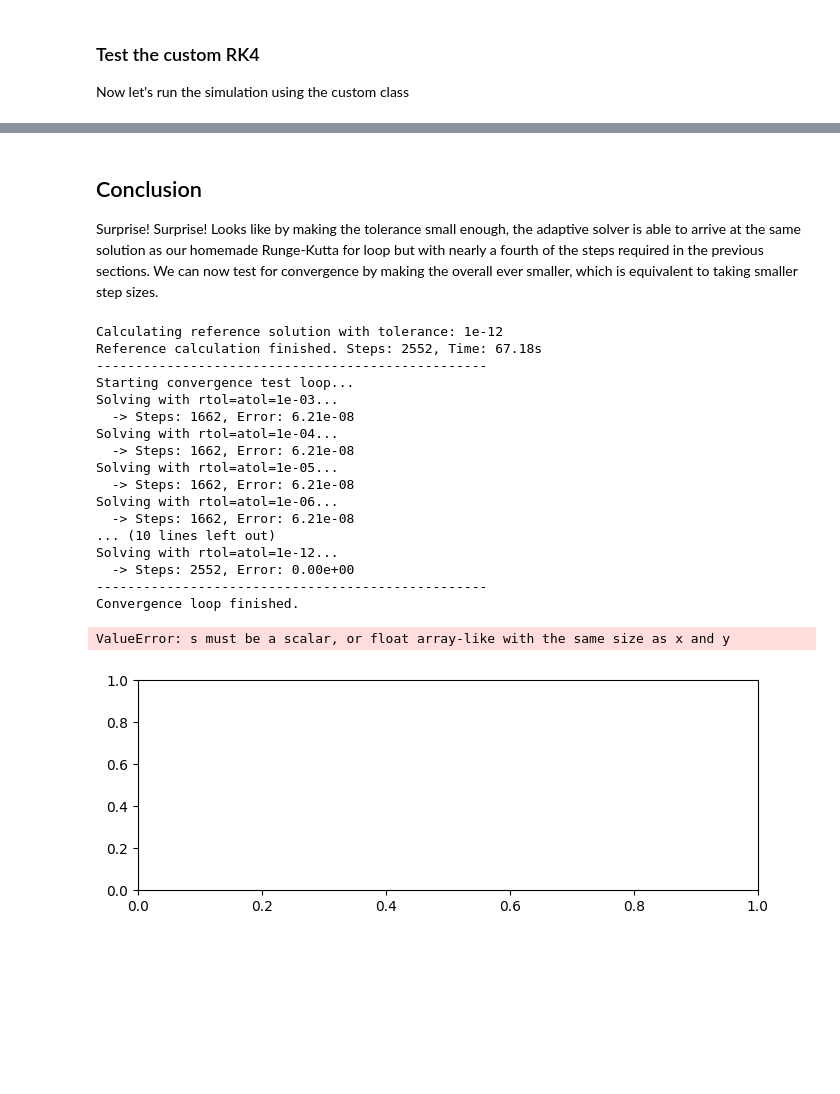
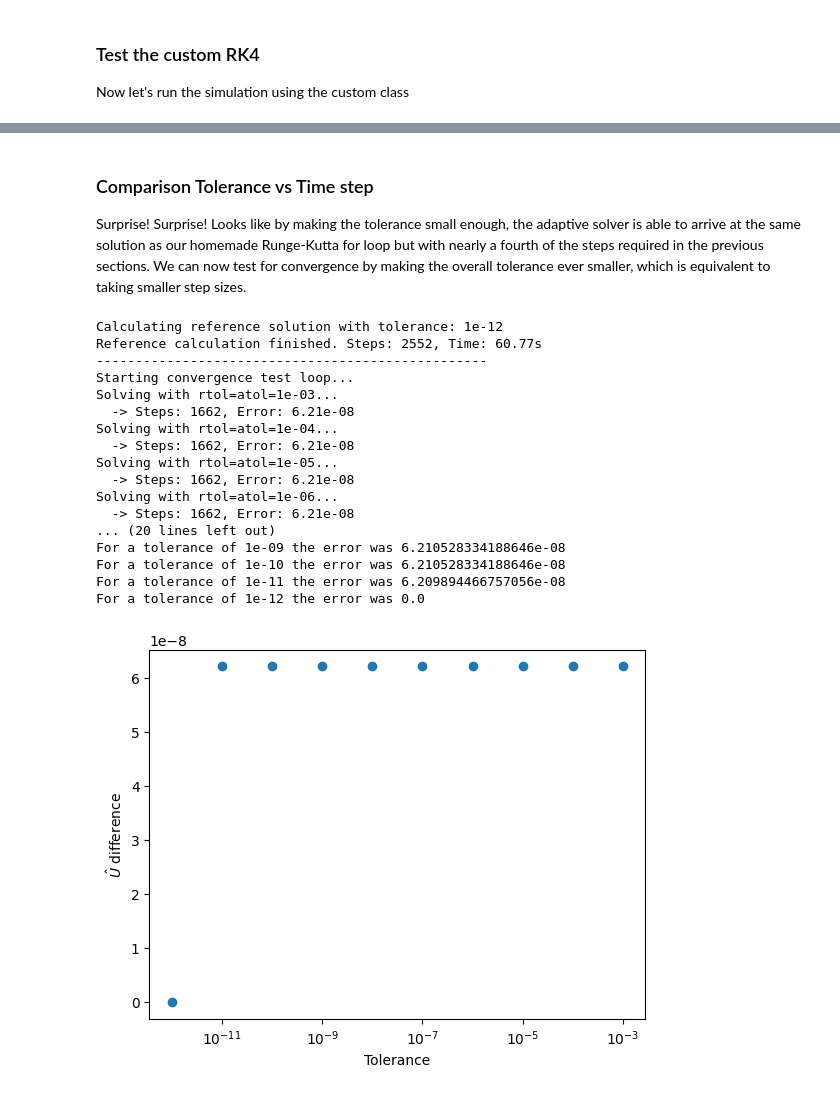
Before and after one commit to GonReina/QLearn, a Jupyter notebook: ODEs/solver_battle.ipynb, the cells around one changed output, grey strips where cells are left out. Drawn from its saved outputs; the diff is of its cells as text; code cells hidden in the pictures; blank space fills up the shorter version.

```diff
--- a/ODEs/solver_battle.ipynb
+++ b/ODEs/solver_battle.ipynb
@@ -675,11 +675,9 @@ Total ODE solver time: 12.58 seconds
 [figure]
 # %% [markdown]
-## Conclusion
-Surprise! Surprise! Looks like by making the tolerance small enough, the adaptive solver is able to arrive at the same solution as our homemade Runge-Kutta for loop but with nearly a fourth of the steps required in the previous sections. We can now test for convergence by making the overall ever smaller, which is equivalent to taking smaller step sizes.
+### Comparison Tolerance vs Time step
+
+Surprise! Surprise! Looks like by making the tolerance small enough, the adaptive solver is able to arrive at the same solution as our homemade Runge-Kutta for loop but with nearly a fourth of the steps required in the previous sections. We can now test for convergence by making the overall tolerance ever smaller, which is equivalent to taking smaller step sizes.
 # %%
-import matplotlib.pyplot as plt
-from numpy.linalg import norm # For calculating the error norm
-
 # 1. Define the range of tolerances (tau)
 tau_list = np.logspace(-3, -12, 10) # e.g., [1e-6, 1e-7, ..., 1e-12]
 
@@ -738,38 +736,50 @@ for tau in tau_list:
     # Store step count
     steps_i = len(sol_i.t) - 1
     step_counts.append(steps_i)
 
     # Extract U_i
     y_i = sol_i.y[:, -1]
     U_flat_i = y_i[:D_sq] + 1j * y_i[D_sq:]
     U_i = U_flat_i.reshape((D_total, D_total), order='F')
 
     # Calculate error: Frobenius Norm of the difference (||U_i - U_ref||_F)
     diff = U_i - U_ref
     error_i = np.linalg.norm(diff)
     errors.append(error_i)
 
     print(f"  -> Steps: {steps_i}, Error: {error_i:.2e}")
 
 print("-" * 50)
 print("Convergence loop finished.")
+
+# Display the error values
+for idx, value in enumerate(errors):
+    print(f"For a tolerance of {tau_list[idx]} the error was {errors[idx]}")
+
+# Plot results
+fig = plt.figure()
+plt.scatter(tau_list, errors)
+# The correct way to set the x-axis scale is on the main plot object:
+plt.xscale('log')
+plt.xlabel('Tolerance')
+plt.ylabel('$\hat{U}$ difference')
+plt.show() # Added plt.show() to display the plot
 # %% [output]
 Calculating reference solution with tolerance: 1e-12
-Reference calculation finished. Steps: 2552, Time: 67.18s
+Reference calculation finished. Steps: 2552, Time: 60.77s
 --------------------------------------------------
 Starting convergence test loop...
 Solving with rtol=atol=1e-03...
   -> Steps: 1662, Error: 6.21e-08
 Solving with rtol=atol=1e-04...
   -> Steps: 1662, Error: 6.21e-08
 Solving with rtol=atol=1e-05...
   -> Steps: 1662, Error: 6.21e-08
 Solving with rtol=atol=1e-06...
   -> Steps: 1662, Error: 6.21e-08
-... (10 lines left out)
-Solving with rtol=atol=1e-12...
-  -> Steps: 2552, Error: 0.00e+00
---------------------------------------------------
-Convergence loop finished.
+... (20 lines left out)
+For a tolerance of 1e-09 the error was 6.210528334188646e-08
+For a tolerance of 1e-10 the error was 6.210528334188646e-08
+For a tolerance of 1e-11 the error was 6.209894466757056e-08
+For a tolerance of 1e-12 the error was 0.0
-ValueError: s must be a scalar, or float array-like with the same size as x and y
-[figure, old version]
+[figure, new version]
```
Also changed, not shown: parts of 13 cells of this notebook, 3 other files.
